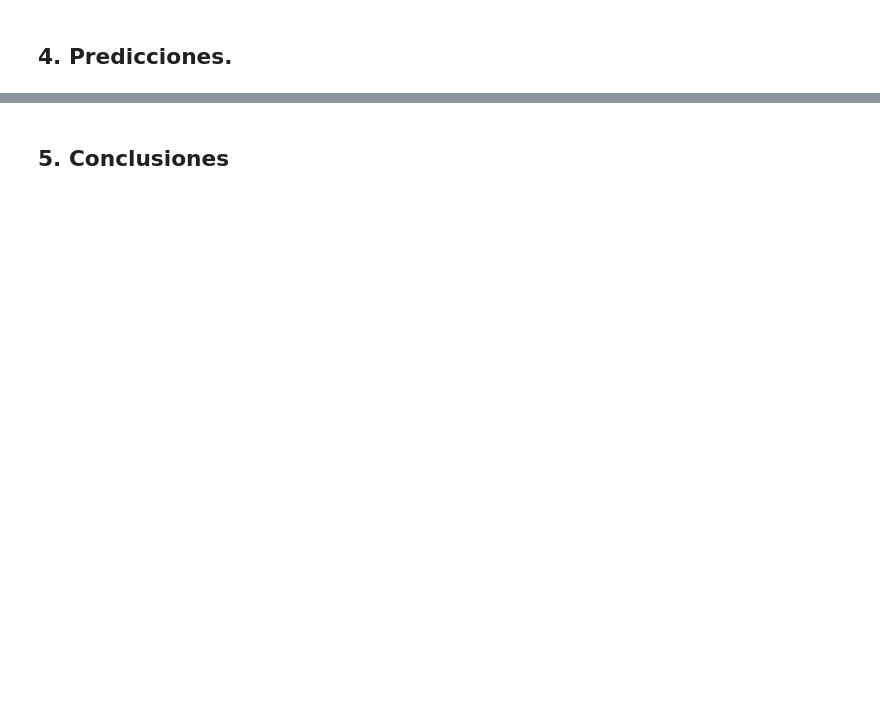
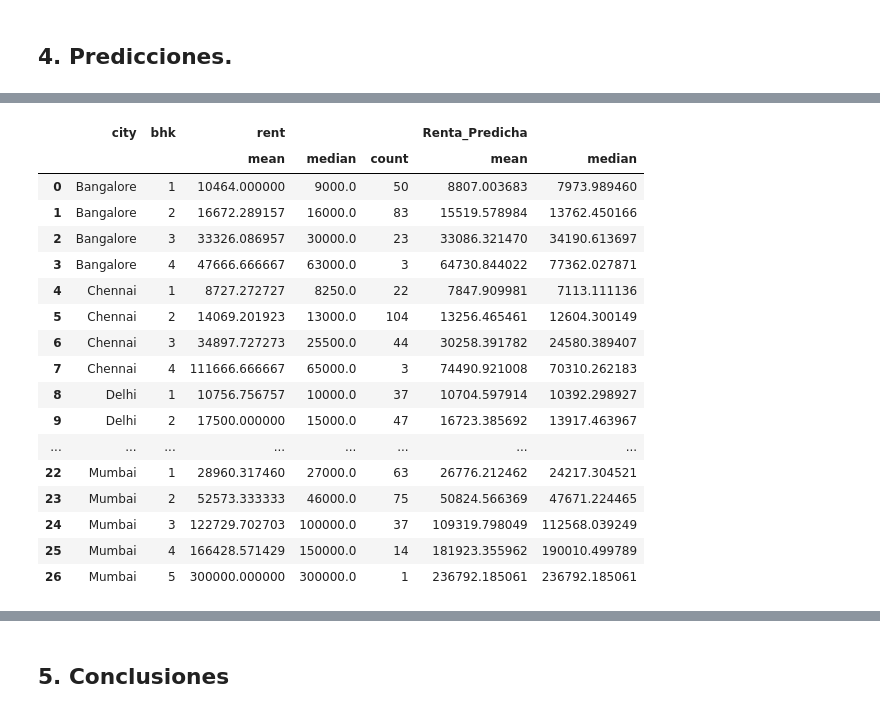
Before and after one commit to FranBretones/house-rent-ml-project, a Jupyter notebook: notebook/main.ipynb, the cells around one changed output, grey strips where cells are left out. Drawn from its saved outputs; the diff is of its cells as text; code cells hidden in the pictures; blank space fills up the shorter version.

```diff
--- a/notebook/main.ipynb
+++ b/notebook/main.ipynb
@@ -945,0 +1092,12 @@ Adicionalmente, el análisis de los "loadings" a través del mapa de calor y la
+# %%
+# Preparamos datasets con log_rent
+df_model_MB = df_encoded.copy()
+features_mb = df_model_MB.drop(columns=['rent', 'log_rent', 'log_size'])
+target_mb = df_model_MB['log_rent']  # <-- target en log
+X_train_mb, X_test_mb, y_train_mb, y_test_mb = train_test_split(features_mb, target_mb, test_size=0.2, random_state=42)
+
+df_sin_bombay = df_encoded[df_encoded['city_Mumbai'] != 1].copy()
+df_sin_bombay = df_sin_bombay.drop(columns=['city_Mumbai'])
+features_no_MB = df_sin_bombay.drop(columns=['rent', 'log_rent', 'log_size'])
+target_no_MB = df_sin_bombay['log_rent']  # <-- target en log
+X_train_no_mb, X_test_no_mb, y_train_no_mb, y_test_no_mb = train_test_split(features_no_MB, target_no_MB, test_size=0.2, random_state=42)
@@ -947,0 +1655,24 @@ Adicionalmente, el análisis de los "loadings" a través del mapa de calor y la
+# %%
+df_predicciones_completo.groupby(['city', 'bhk']).agg({
+    'rent': ['mean', 'median', 'count'],
+    'Renta_Predicha': ['mean', 'median'],
+}).reset_index()
+# %% [output]
+|  | city | bhk | rent |  |  | Renta_Predicha |  |
+|  |  |  | mean | median | count | mean | median |
+| 0 | Bangalore | 1 | 10464.000000 | 9000.0 | 50 | 8807.003683 | 7973.989460 |
+| 1 | Bangalore | 2 | 16672.289157 | 16000.0 | 83 | 15519.578984 | 13762.450166 |
+| 2 | Bangalore | 3 | 33326.086957 | 30000.0 | 23 | 33086.321470 | 34190.613697 |
+| 3 | Bangalore | 4 | 47666.666667 | 63000.0 | 3 | 64730.844022 | 77362.027871 |
+| 4 | Chennai | 1 | 8727.272727 | 8250.0 | 22 | 7847.909981 | 7113.111136 |
+| 5 | Chennai | 2 | 14069.201923 | 13000.0 | 104 | 13256.465461 | 12604.300149 |
+| 6 | Chennai | 3 | 34897.727273 | 25500.0 | 44 | 30258.391782 | 24580.389407 |
+| 7 | Chennai | 4 | 111666.666667 | 65000.0 | 3 | 74490.921008 | 70310.262183 |
+| 8 | Delhi | 1 | 10756.756757 | 10000.0 | 37 | 10704.597914 | 10392.298927 |
+| 9 | Delhi | 2 | 17500.000000 | 15000.0 | 47 | 16723.385692 | 13917.463967 |
+| ... | ... | ... | ... | ... | ... | ... | ... |
+| 22 | Mumbai | 1 | 28960.317460 | 27000.0 | 63 | 26776.212462 | 24217.304521 |
+| 23 | Mumbai | 2 | 52573.333333 | 46000.0 | 75 | 50824.566369 | 47671.224465 |
+| 24 | Mumbai | 3 | 122729.702703 | 100000.0 | 37 | 109319.798049 | 112568.039249 |
+| 25 | Mumbai | 4 | 166428.571429 | 150000.0 | 14 | 181923.355962 | 190010.499789 |
+| 26 | Mumbai | 5 | 300000.000000 | 300000.0 | 1 | 236792.185061 | 236792.185061 |
```
Also changed, not shown: parts of 49 cells of this notebook, 2 other files.
